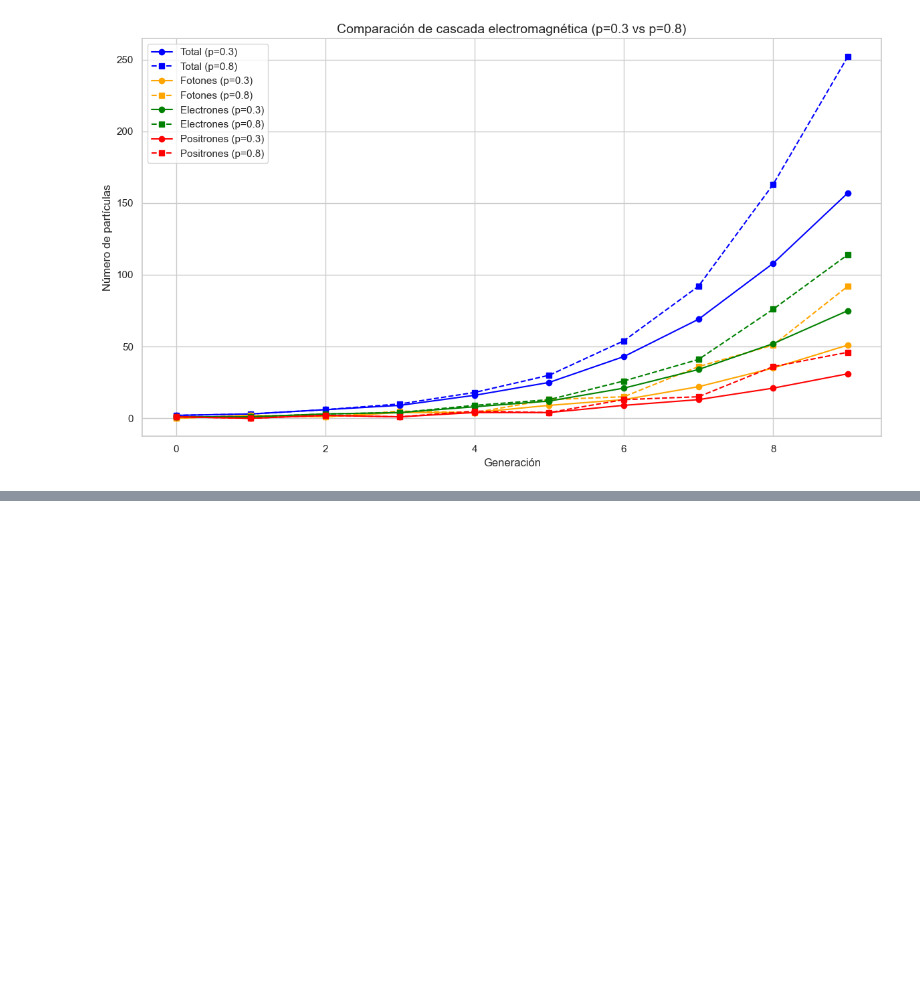
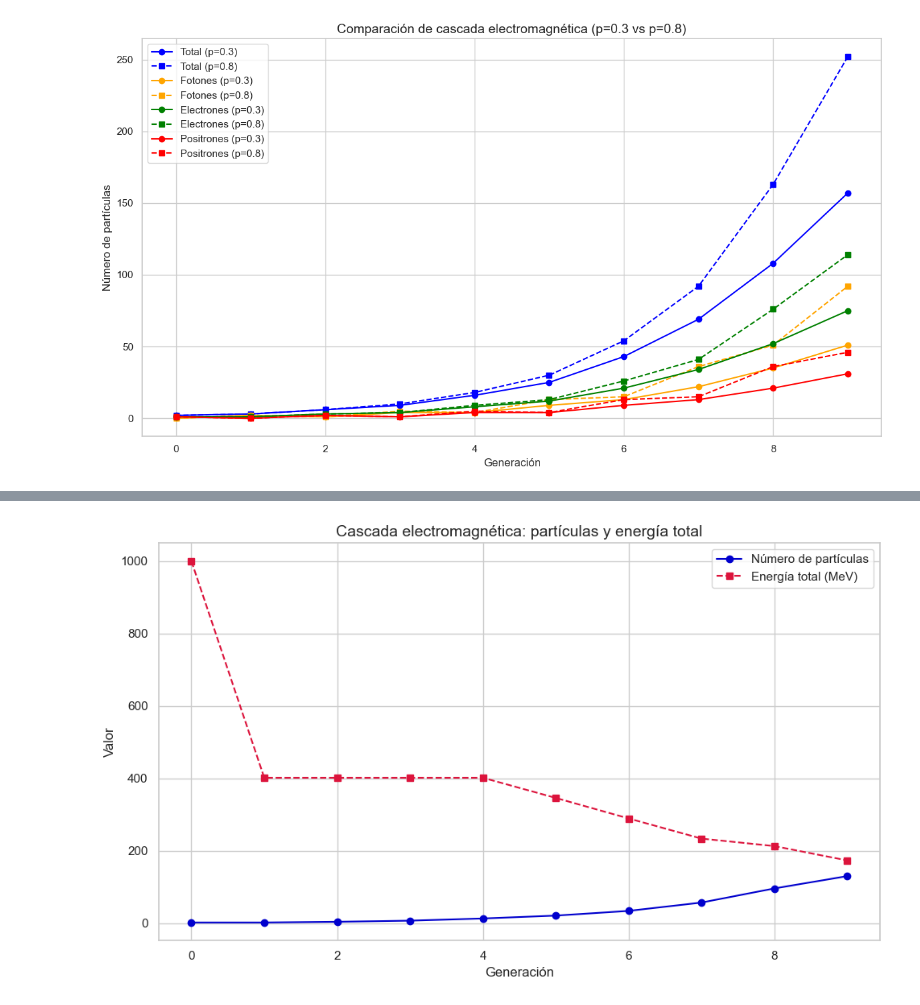
Before and after one commit to Mariana31415/Rayos-cosmicos, a Jupyter notebook: Tareacomp1.ipynb, the cells around one changed output, grey strips where cells are left out. Saved outputs shown, nothing was run; the diff lists cells and outputs as text; code cells hidden in the pictures; blank space fills up the shorter version.

```diff
--- a/Tareacomp1.ipynb
+++ b/Tareacomp1.ipynb
@@ -564,0 +565,98 @@ KeyError: 'Generacion'
+# %%
+
+# Constantes
+ELECTRON_MASS = 0.511  # MeV
+MAX_GENERATIONS = 10
+ANNIHILATION_PROB = 0.3
+
+# Estilo de gráficos
+sns.set(style="whitegrid")
+
+# Clase de partícula
+class Particle:
+    def __init__(self, type, energy):
+        self.type = type
+        self.energy = energy
+
+# División aleatoria de energía
+def random_split(energy):
+    frac = random.uniform(0.3, 0.7)
+    return (energy * frac, energy * (1 - frac))
+
+# Calcular energía total de una lista de partículas
+def total_energy(particles):
+    return sum(p.energy for p in particles)
+
+# Simulación de la cascada
+def simulate_shower(initial_energy, threshold):
+    generation = 0
+    particles = [Particle('gamma', initial_energy)]
+    all_data = []
+    generation_counts = []
+    generation_energies = []   # <-- lista para energía total
+
+    while particles and generation < MAX_GENERATIONS:
+        new_particles = []
+
+        for p in particles:
+            if p.energy < threshold:
+                continue
+
+            if p.type == 'gamma' and p.energy > 2 * ELECTRON_MASS:
+                e_energy = random_split(p.energy)
+                new_particles.append(Particle('electron', e_energy[0]))
+                new_particles.append(Particle('positron', e_energy[1]))
+
+            elif p.type == 'electron' and p.energy > threshold:
+                gamma_energy = random_split(p.energy)[1]
+                new_particles.append(Particle('gamma', gamma_energy))
+                new_particles.append(Particle('electron', p.energy - gamma_energy))
+
+            elif p.type == 'positron':
+                if random.random() < ANNIHILATION_PROB:
+                    new_particles.append(Particle('gamma', p.energy))
+
+        # Guardar datos de la generación actual
+        generation_data = [(generation, p.type, p.energy) for p in new_particles]
+        all_data.extend(generation_data)
+        generation_counts.append(len(new_particles))
+        generation_energies.append(total_energy(new_particles))  # energía total
+
+        particles = new_particles
+        generation += 1
+
+    return all_data, generation_counts, generation_energies
+
+# Parámetros de simulación
+initial_energy = 1000  # MeV
+threshold = 1.0        # MeV
+
+# Ejecutar simulación
+data, counts, energies = simulate_shower(initial_energy, threshold)
+
+# Exportar datos a CSV
+output_csv_path = "/mnt/data/shower_data.csv"
+os.makedirs(os.path.dirname(output_csv_path), exist_ok=True)
+with open(output_csv_path, "w", newline="") as f:
+    writer = csv.writer(f)
+    writer.writerow(["Generación", "Tipo", "Energía (MeV)"])
+    writer.writerows(data)
+
+# === Gráficas ===
+plt.figure(figsize=(10, 6))
+plt.plot(range(len(counts)), counts, marker='o', linestyle='-', color='mediumblue', label="Número de partículas")
+plt.plot(range(len(energies)), energies, marker='s', linestyle='--', color='crimson', label="Energía total (MeV)")
+plt.xlabel("Generación", fontsize=12)
+plt.ylabel("Valor", fontsize=12)
+plt.title("Cascada electromagnética: partículas y energía total", fontsize=14)
+plt.legend()
+plt.grid(True)
+plt.tight_layout()
+
+# Guardar gráfico
+plot_path = "/mnt/data/shower_plot.png"
+plt.savefig(plot_path)
+
+
+print("Simulación completada. Datos exportados y gráfico generado.")
+# %% [output]
@@ -564,0 +664 @@ KeyError: 'Generacion'
+[figure, added]
```
Also changed, not shown: parts of 3 cells of this notebook.
